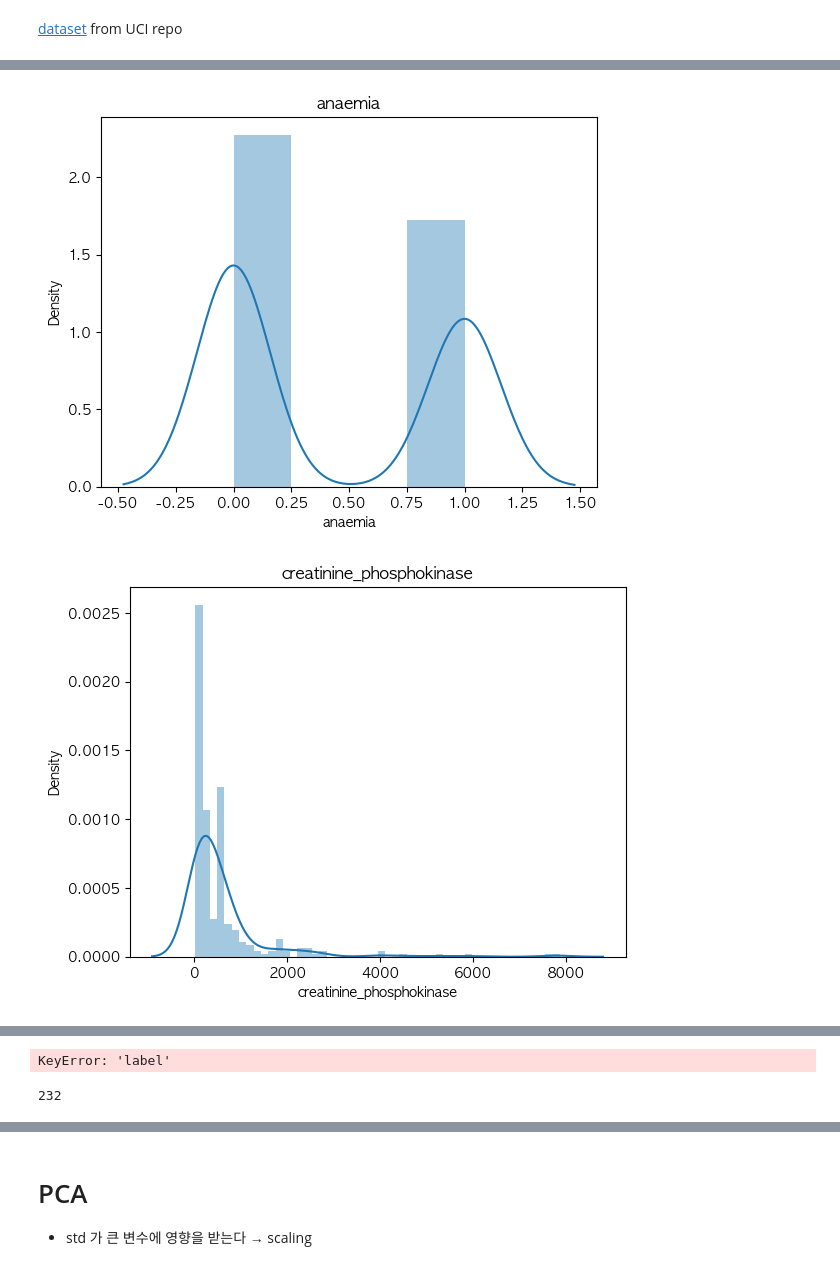
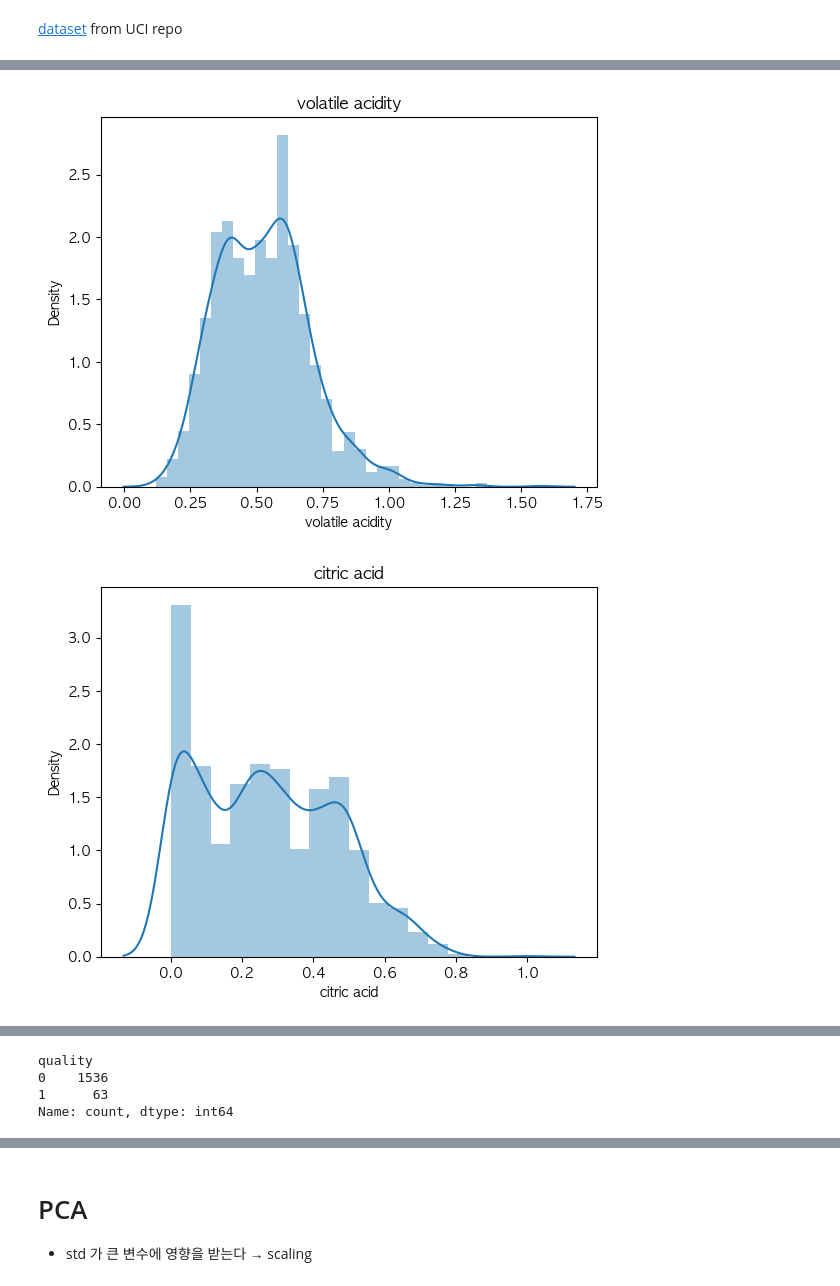
Before and after one commit to basamg912/imbalanced-anomaly-detection, a Jupyter notebook: notebooks/check.ipynb, the cells around one changed output, grey strips where cells are left out. Cells and saved outputs as stored; diff of their text form; code cells hidden in the pictures.

Commit message:
modi code for wine dataset

```diff
--- a/notebooks/check.ipynb
+++ b/notebooks/check.ipynb
@@ -27,25 +27,4 @@ from sklearn.metrics import classification_report
 matplotlib.rcParams['axes.unicode_minus'] = False
 plt.rc('font', family='applegothic')
 # %%
-cols = ["time", "Rad Flow",
-"Fpv Close",
-"Fpv Open",
-"High",
-"Bypass",
-"Bpv Close",
-"Bpv Open", "label"]
-data = pd.read_csv("/Users/basamg/Project_kw/2025_2/ai_app/anomaly_detect/data/statlog+shuttle/shuttle.trn.csv", sep='\s', )
+data = pd.read_csv("/Users/basamg/Project_kw/2025_2/ai_app/anomaly_detect/data/wine+quality/winequality-red.csv",sep=';')
-# %%
-# arff dataset load
-file_path = '/Users/basamg/Project_kw/2025_2/ai_app/anomaly_detect/data/bank-additional-ful-nominal.arff'
-
-try:
-    data, meta_data = arff.loadarff(file_path)
-    data = pd.DataFrame(data)
-    for col in data.select_dtypes(['object']).columns: # 2진수 decode 필수
-        data[col] = data[col].str.decode('utf-8')
-
-except FileNotFoundError as e:
-    print(e)
-except Exception as e:
-    print(e)
@@ -101,5 +83,9 @@ Name: count, dtype: int64
+# %%
+# 데이터 전처리
+data_modi = data.copy()
+data_modi.loc[data['quality'] <= 4 ,'quality'] = 1
+data_modi.loc[data['quality'] > 4,'quality'] = 0
 # %%
-data_modi = data_modi.rename(columns={'DEATH_EVENT' : 'label'})
 plt.figure(figsize=(12,8))
-sns.scatterplot(x='platelets', y='creatinine_phosphokinase', hue='label', data=data_modi)
+sns.scatterplot(x='fixed acidity', y='volatile acidity', hue='quality', data=data_modi)
 # %% [output]
@@ -108,6 +94,6 @@ sns.scatterplot(x='platelets', y='creatinine_phosphokinase', hue='label', data=d
 # %%
 for col in data_modi:
-    sns.distplot(data.loc[data[col].notnull(), col])
+    sns.distplot(data_modi.loc[data[col].notnull(), col])
     plt.title(col)
     plt.show()
 # %% [output]
@@ -115,2 +101,2 @@ for col in data_modi:
-[figure, old version]
+[figure, new version]
-[figure, old version]
+[figure, new version]
@@ -126,9 +112,11 @@ for col in data_modi:
-KeyError: 'label'
 # %%
-target = data_modi['label']
-target.count()
+target = data_modi['quality']
+target.value_counts()
 # %% [output]
-232
+quality
+0    1536
+1      63
+Name: count, dtype: int64
 # %%
 print(target.value_counts())
 plt.title("class distribution")
```
Also changed, not shown: parts of 19 cells of this notebook.
